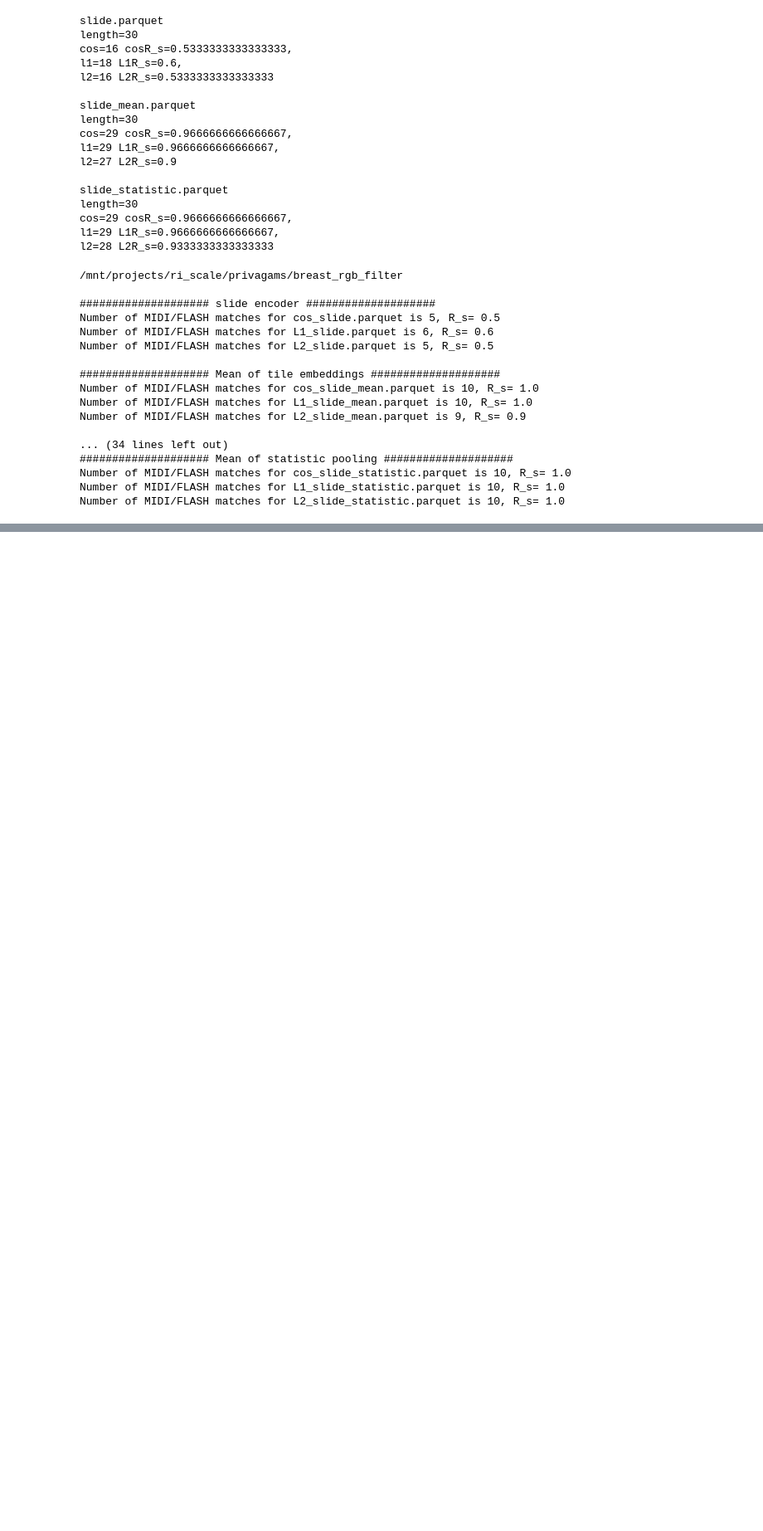
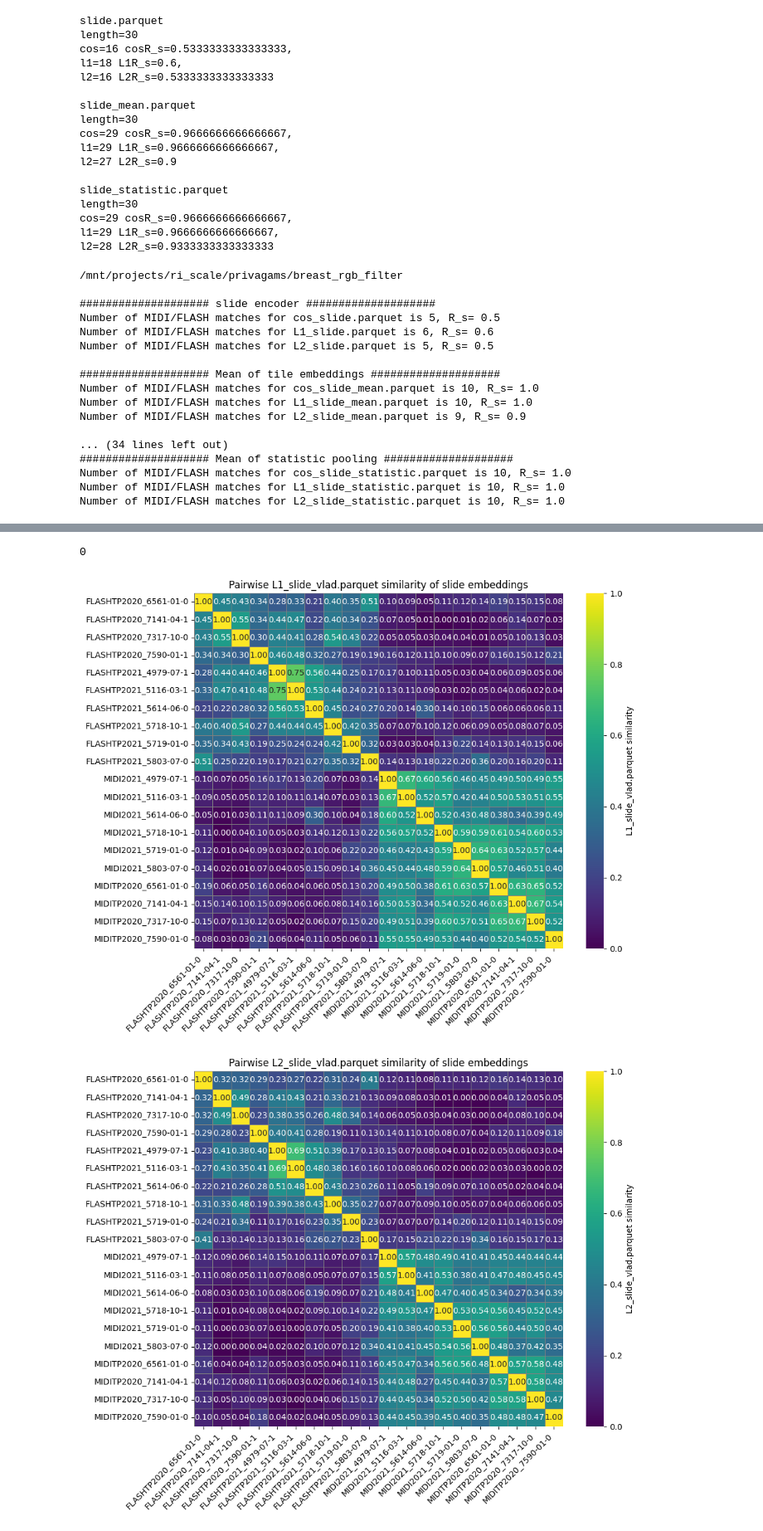
Before and after one commit to RationAI/similarity, a Jupyter notebook: examples/tools.ipynb, the cells around one changed output, grey strips where cells are left out. Shown at 83% size. Cells and saved outputs as stored; diff of their text form; code cells hidden in the pictures; blank space fills up the shorter version.

Commit message:
feat: added more VLAD to tools

```diff
--- a/examples/tools.ipynb
+++ b/examples/tools.ipynb
@@ -14,4 +14,4 @@ import matplotlib.pyplot as plt
 import seaborn as sns
 
 # Define which slides you want to process here
-slide_path = "/mnt/projects/ri_scale/privagams/prostate_stains"
+slide_path = "/mnt/projects/ri_scale/privagams/prostate_rgb_filter"
@@ -343,0 +545,5 @@ Number of MIDI/FLASH matches for L2_slide_statistic.parquet is 10, R_s= 1.0
+# %%
+l1_simmilarity("/mnt/projects/ri_scale/privagams/prostate_stains", "slide_vlad.parquet")
+l2_simmilarity("/mnt/projects/ri_scale/privagams/prostate_stains", "slide_vlad.parquet")
+cos_simmilarity("/mnt/projects/ri_scale/privagams/prostate_stains", "slide_vlad.parquet")
+# %% [output]
@@ -343,0 +567,3 @@ Number of MIDI/FLASH matches for L2_slide_statistic.parquet is 10, R_s= 1.0
+0
+[figure, added]
+[figure, added]
```
Also changed, not shown: parts of 13 cells of this notebook.
